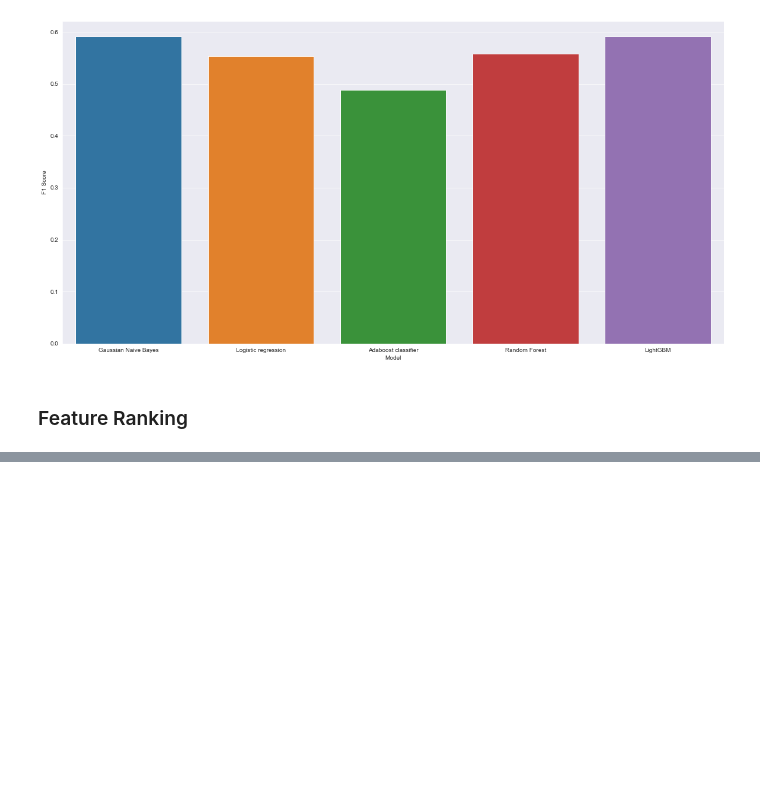
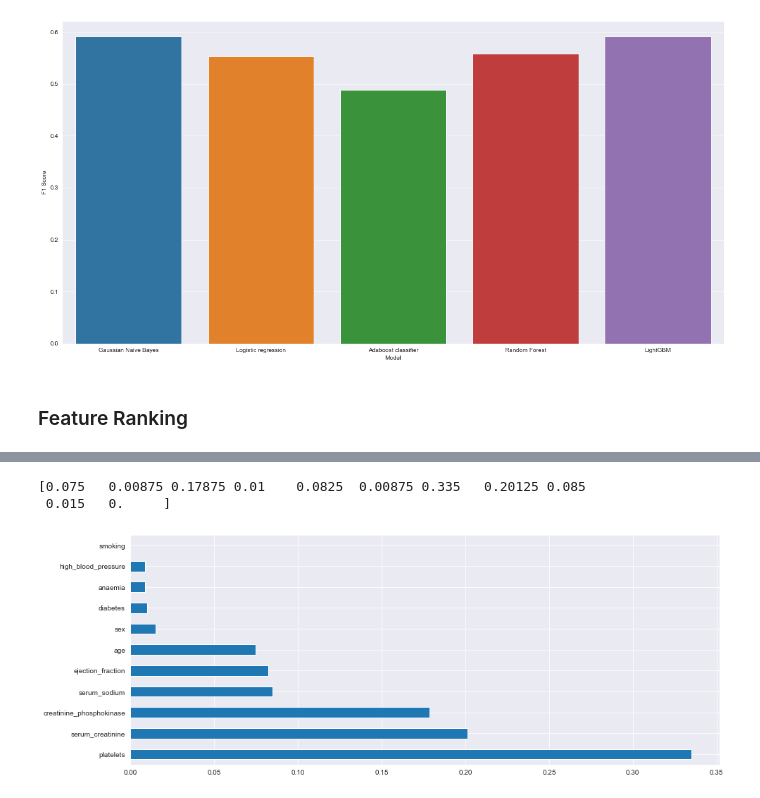
Before and after one commit to tminhquang00/EEET2485-heart-failure-prediction, a Jupyter notebook: heart-failure-detection.ipynb, the cells around one changed output, grey strips where cells are left out. Saved outputs shown, nothing was run; the diff lists cells and outputs as text; code cells hidden in the pictures; blank space fills up the shorter version.

```diff
--- a/heart-failure-detection.ipynb
+++ b/heart-failure-detection.ipynb
@@ -694,0 +720,14 @@ plt.show()
+# %%
+# Feature Selection
+
+plt.rcParams['figure.figsize']=15,6
+sns.set_style("darkgrid")
+
+print(ada_clf.best_estimator_.feature_importances_)
+feat_importances = pd.Series(ada_clf.best_estimator_.feature_importances_, index=X_train.columns)
+feat_importances.nlargest(12).plot(kind='barh')
+plt.show()
+# %% [output]
+[0.075   0.00875 0.17875 0.01    0.0825  0.00875 0.335   0.20125 0.085
+ 0.015   0.     ]
+[figure, added]
```
Also changed, not shown: parts of 2 cells of this notebook.
